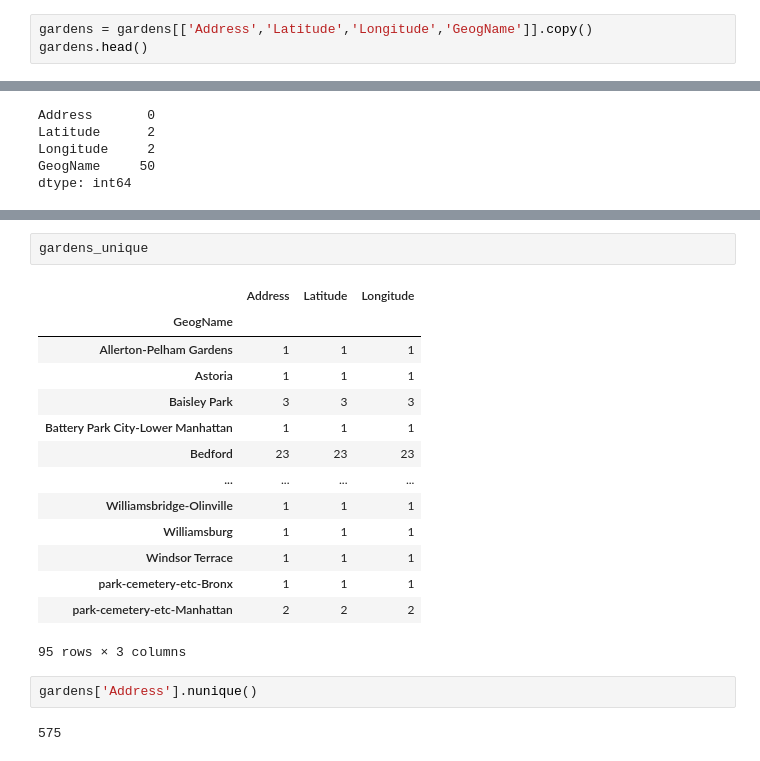
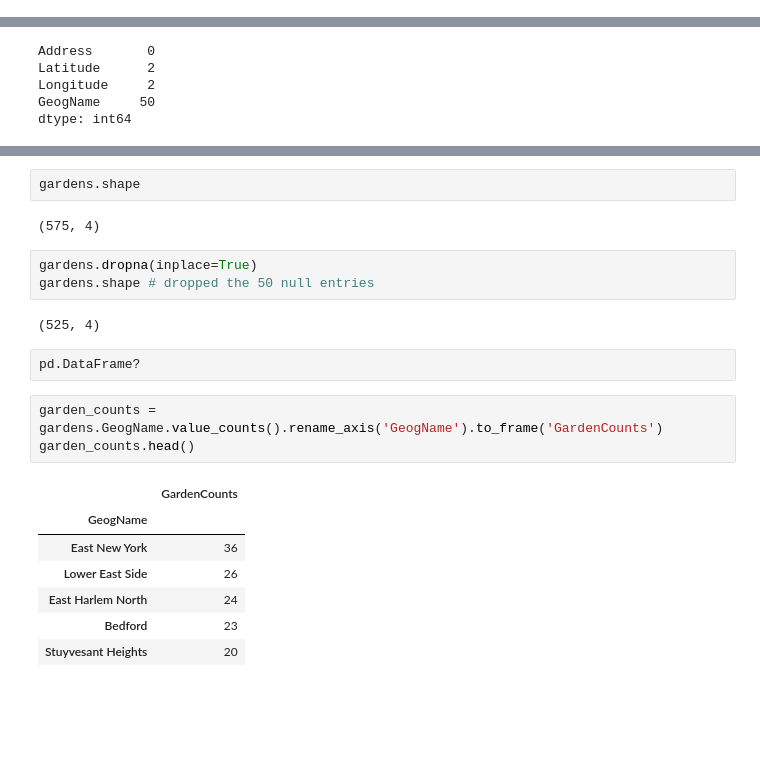
Before and after one commit to leonaisabelle/CUSP-ADS-Project, a Jupyter notebook: preprocessing_notebooks/ACS_5year_Merge_Community_Gardens.ipynb, the cells around one changed output, grey strips where cells are left out. Cells and saved outputs as stored; diff of their text form; blank space fills up the shorter version.

```diff
--- a/preprocessing_notebooks/ACS_5year_Merge_Community_Gardens.ipynb
+++ b/preprocessing_notebooks/ACS_5year_Merge_Community_Gardens.ipynb
@@ -163,6 +186,3 @@ Index(['GeoType', 'GeogName', 'GeoID', 'Borough', 'Pop_1E', 'MaleE', 'FemE',
       dtype='object')
 # %%
 gardens.rename(columns = {'NTA': 'GeogName'}, inplace = True)
-# %%
-gardens = gardens[['Address','Latitude','Longitude','GeogName']].copy()
-gardens.head()
@@ -207,21 +236,22 @@ gardens_unique = gardens.groupby('GeogName').count()
-# %%
-gardens_unique
-# %% [output]
-|  | Address | Latitude | Longitude |
-| GeogName |  |  |  |
-| Allerton-Pelham Gardens | 1 | 1 | 1 |
-| Astoria | 1 | 1 | 1 |
-| Baisley Park | 3 | 3 | 3 |
-| Battery Park City-Lower Manhattan | 1 | 1 | 1 |
-| Bedford | 23 | 23 | 23 |
-| ... | ... | ... | ... |
-| Williamsbridge-Olinville | 1 | 1 | 1 |
-| Williamsburg | 1 | 1 | 1 |
-| Windsor Terrace | 1 | 1 | 1 |
-| park-cemetery-etc-Bronx | 1 | 1 | 1 |
-| park-cemetery-etc-Manhattan | 2 | 2 | 2 |
-95 rows × 3 columns
-# %%
-gardens['Address'].nunique()
-# %% [output]
-575
+# %%
+gardens.shape
+# %% [output]
+(575, 4)
+# %%
+gardens.dropna(inplace=True)
+gardens.shape # dropped the 50 null entries
+# %% [output]
+(525, 4)
+# %%
+pd.DataFrame?
+# %%
+garden_counts = gardens.GeogName.value_counts().rename_axis('GeogName').to_frame('GardenCounts')
+garden_counts.head()
+# %% [output]
+|  | GardenCounts |
+| GeogName |  |
+| East New York | 36 |
+| Lower East Side | 26 |
+| East Harlem North | 24 |
+| Bedford | 23 |
+| Stuyvesant Heights | 20 |
```
Also changed, not shown: parts of 16 cells of this notebook, 1 other file.
